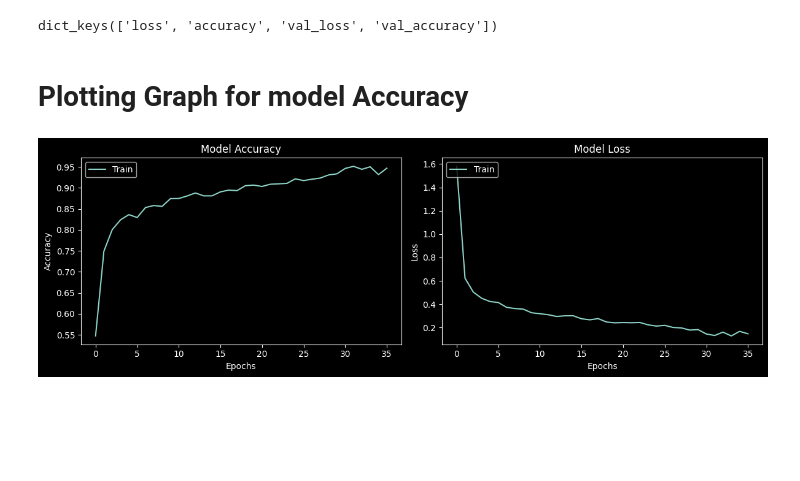
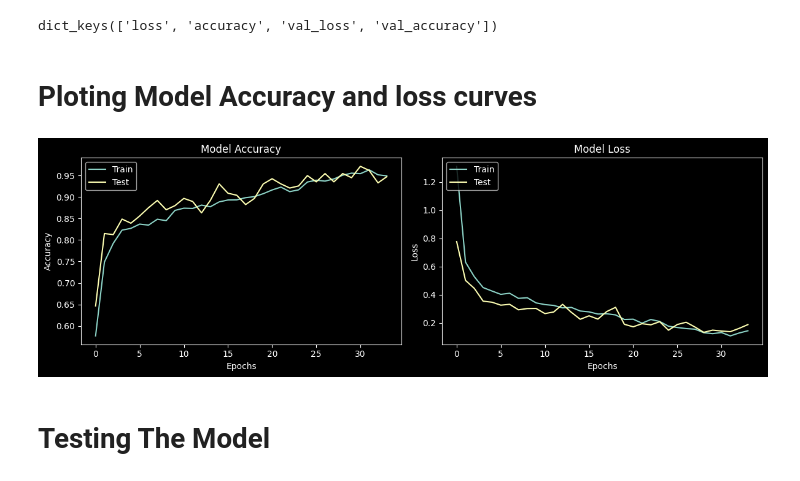
Before and after one commit to DevanshBeri/Ocular_Disease_Recognition, a Jupyter notebook: EYE minnor Project/VGG_model.ipynb, the cells around one changed output. Cells and saved outputs as stored; diff of their text form; code cells hidden in the pictures; blank space fills up the shorter version.

```diff
--- a/EYE minnor Project/VGG_model.ipynb
+++ b/EYE minnor Project/VGG_model.ipynb
@@ -292,33 +298,38 @@ Precision: 0.3547083200615809
 history.history.keys()
 # %% [output]
 dict_keys(['loss', 'accuracy', 'val_loss', 'val_accuracy'])
-# %% [markdown]
-<h1>Plotting Graph for model Accuracy
+# %% [markdown]
+# Ploting Model Accuracy and loss curves
 # %%
 import matplotlib.pyplot as plt
 
-# Plotting model accuracy
+# Plotting model accuracy and loss for both training and test data
 plt.figure(figsize=(12, 4))
 
+# Plotting model accuracy
 plt.subplot(1, 2, 1)
 plt.plot(history.history['accuracy'])
+plt.plot(history.history['val_accuracy'])  # Adding validation accuracy
 plt.title('Model Accuracy')
 plt.ylabel('Accuracy')
 plt.xlabel('Epochs')
-plt.legend(['Train'], loc='upper left')
+plt.legend(['Train', 'Test'], loc='upper left')
 
 # Plotting model loss
 plt.subplot(1, 2, 2)
 plt.plot(history.history['loss'])
+plt.plot(history.history['val_loss'])  # Adding validation loss
 plt.title('Model Loss')
 plt.ylabel('Loss')
 plt.xlabel('Epochs')
-plt.legend(['Train'], loc='upper left')
+plt.legend(['Train', 'Test'], loc='upper left')
 
 plt.tight_layout()
 plt.show()
 # %% [output]
-[figure, old version]
+[figure, new version]
+# %% [markdown]
+# Testing The Model
 # %%
 import numpy as np
 for images_batch, labels_batch in test_ds.take(1):
```
Also changed, not shown: parts of 9 cells of this notebook, 6 other files.
